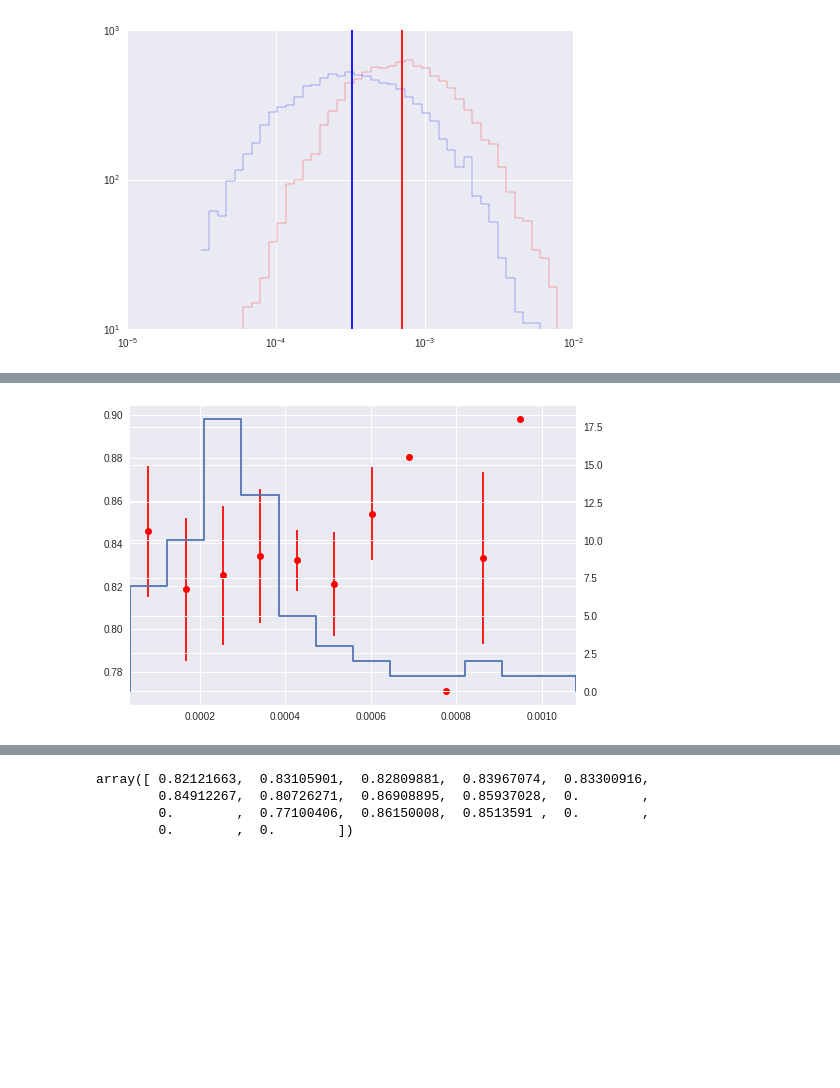
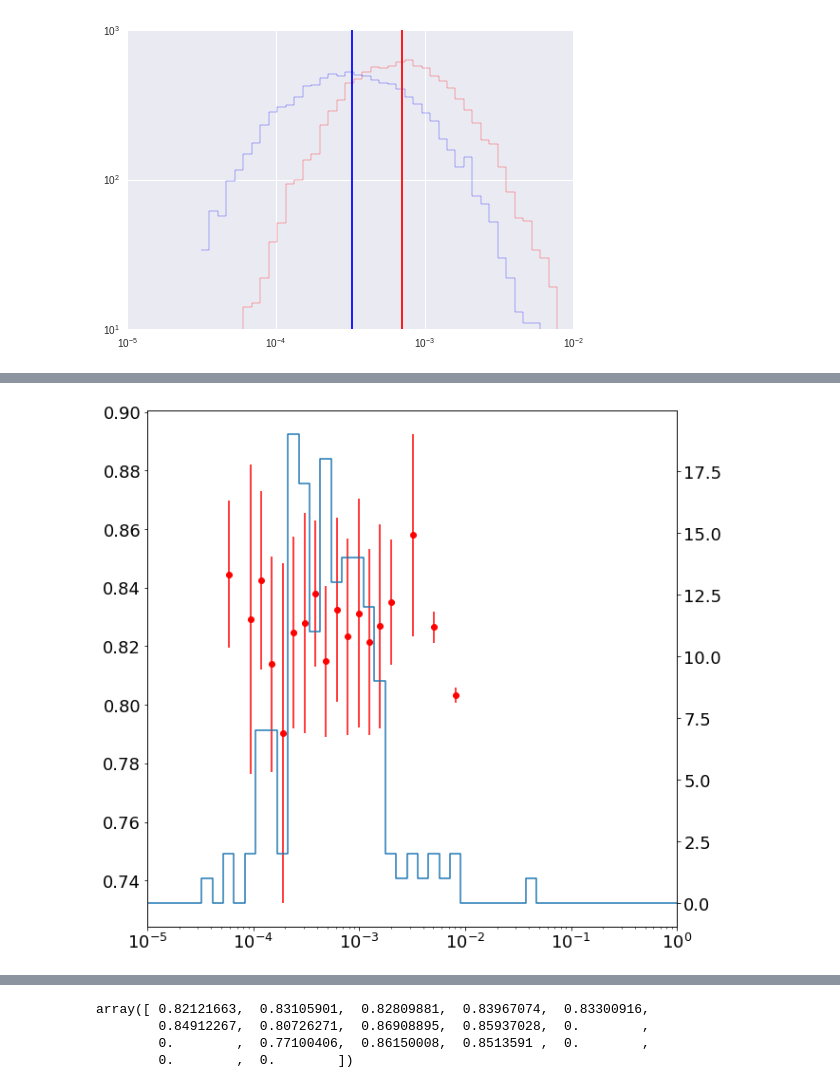
Before and after one commit to luclepot/SVJ, a Jupyter notebook: plots.ipynb, the cells around one changed output, grey strips where cells are left out. Saved outputs shown, nothing was run; the diff lists cells and outputs as text; code cells hidden in the pictures; blank space fills up the shorter version.

```diff
--- a/plots.ipynb
+++ b/plots.ipynb
@@ -58,7 +58,7 @@ plt.show()
 # %%
 s = utils.summary().cfilter(['*auc*', 'target_dim', 'filename', 'signal_path', 'batch*', 'learning_rate']).sort_values('mae_auc')[::-1]
 s = s[s.signal_path.apply(lambda x: x.split('/')[2]) == '3000GeV_0.30']
-s = s[s.batch_size == 32]
+# s = s[s.batch_size == 32]
 s = s[s.learning_rate > 0]
 s = s[s.target_dim == 7]
 s
@@ -84,28 +103,31 @@ plt.show()
 # %%
-cnts,pltbins = np.histogram(s.learning_rate.values, bins=12)
+cnts,pltbins = np.histogram(s.learning_rate.values, bins=np.logspace(-5,0, 50))
 
 
 fig, ax = plt.subplots()
 
 bmin, bins = pltbins[0], pltbins[1:]
 means = []
 stds = []
 b0 = []
 for b in bins:
     sprime = s[(bmin < s.learning_rate) & (s.learning_rate < b)]
     stds.append(sprime.mae_auc.std())
     means.append(sprime.mae_auc.mean())
     b0.append((b - bmin)/2. + bmin)
     bmin = b
 # means = np.nan_to_num(np.asarray(means), 0)
 
-ax.errorbar(b0, means, yerr=stds, fmt='ro', )
+b0,means,stds = map(np.asarray, [b0,means,stds])
+idx = ~np.isnan(stds)
+
+ax.errorbar(b0[idx], means[idx], yerr=stds[idx], fmt='ro', )
 axp = ax.twinx()
 axp.step([pltbins[0]] + list(pltbins) + [pltbins[-1]], [0, cnts[0]] + list(cnts) + [0,])
 
 
-
+plt.xscale('log')
 plt.xlim(pltbins.min(), pltbins.max())
 plt.show()
 # %% [output]
-[figure, old version]
+[figure, new version]
```
Also changed, not shown: parts of 4 cells of this notebook, 1 other file.
